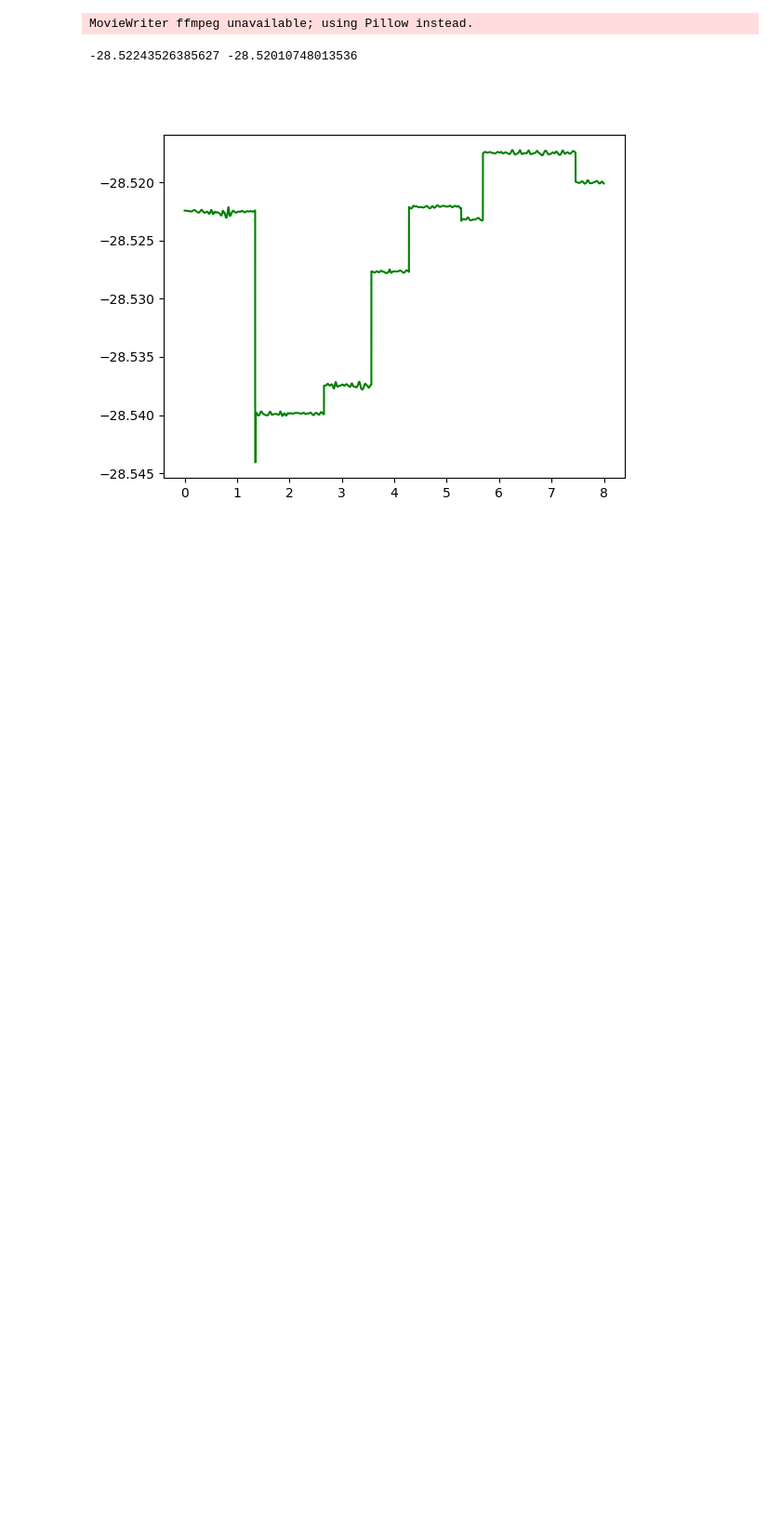
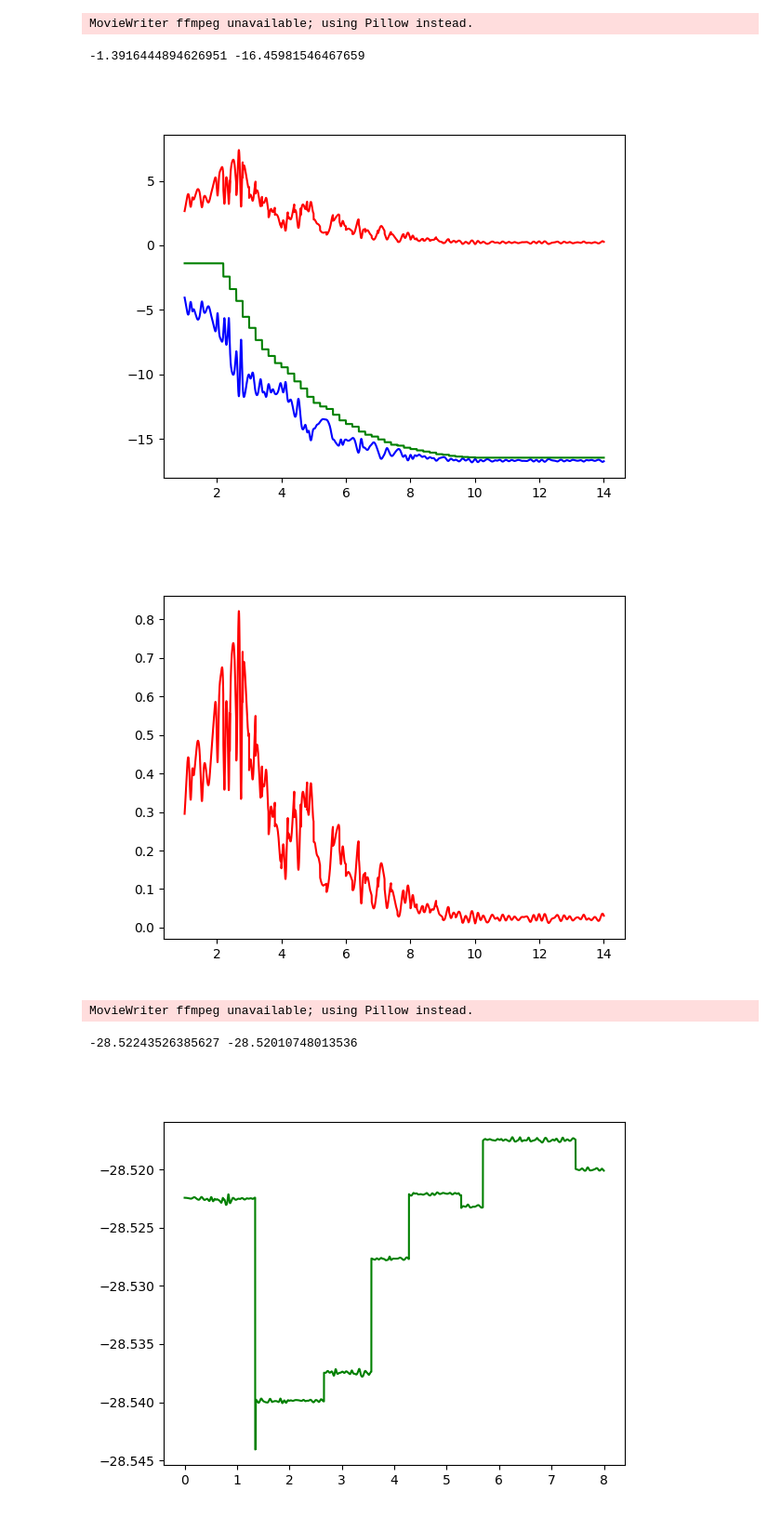
Before and after one commit to cfloyd-hmc/CF-NH-Phys64, a Jupyter notebook: LJ_newmain.ipynb, the cells around one changed output. Shown at 93% size. Cells and saved outputs as stored; diff of their text form; code cells hidden in the pictures; blank space fills up the shorter version.

```diff
--- a/LJ_newmain.ipynb
+++ b/LJ_newmain.ipynb
@@ -325,3 +326,27 @@ MovieWriter ffmpeg unavailable; using Pillow instead.
+# %%
+# TEST CELL: 9 PARTICLES, YES COOLING
+
+dt = 0.001
+tmax = 14
+
+LJ = LJParticles(initialKE = .3, nx=3, ny=3, dt=dt, tmax=tmax, dispEvery=10, cool = True)
+PEs, KEs, Temps = LJ.showAnimation()
+TEs = [PEs[i] + KEs[i] for i in range(len(PEs))]
+print(TEs[0], TEs[-1])
+
+tvar = np.arange(0,tmax,dt)
+fig1, ax1 = plt.subplots()
+ax1.plot(tvar[1000:], PEs[1000:], "b", label="PE")
+ax1.plot(tvar[1000:], KEs[1000:], "r", label="KE")
+ax1.plot(tvar[1000:], TEs[1000:], "g", label="TE");
+
+fig2, ax2 = plt.subplots()
+ax2.plot(tvar[1000:], Temps[1000:], "r", label = "Temperature");
+# %% [output]
+MovieWriter ffmpeg unavailable; using Pillow instead.
+-1.3916444894626951 -16.45981546467659
+[figure, added]
+[figure, added]
 # %%
 plt.close("all")
 # %%
```
Also changed, not shown: parts of 2 cells of this notebook, 1 other file.
